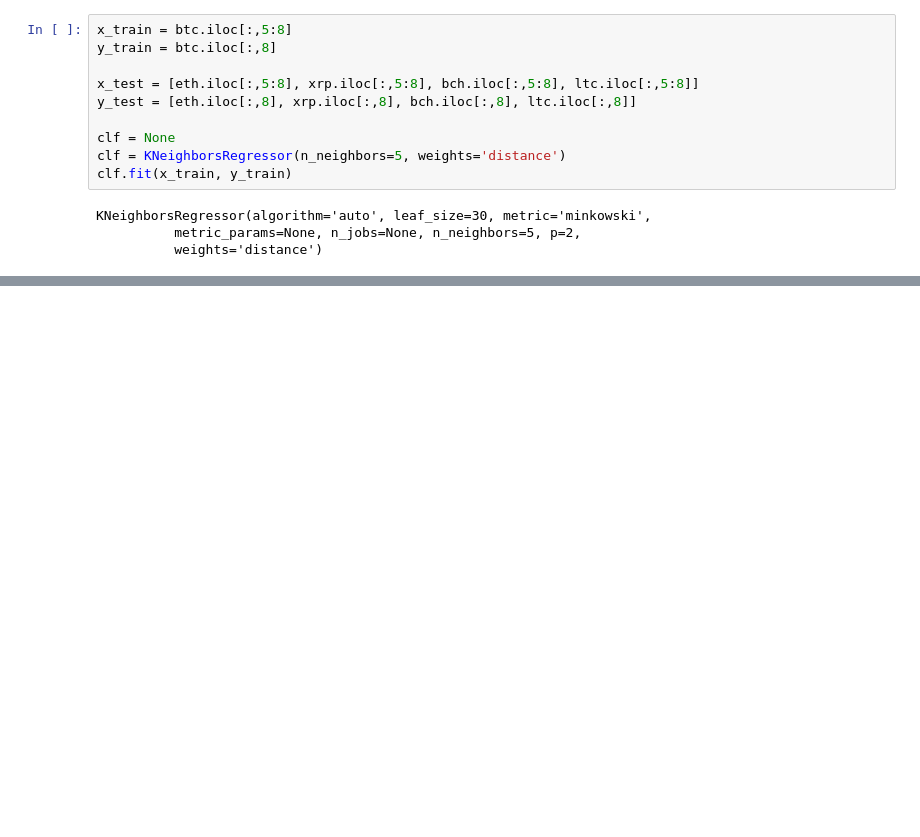
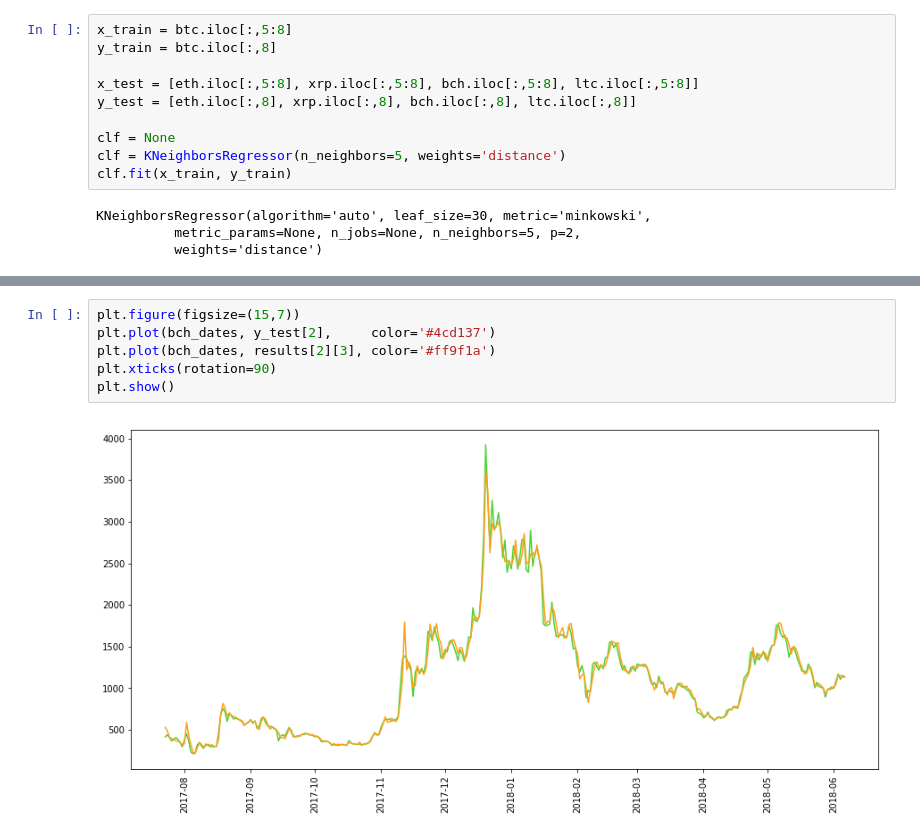
Before and after one commit to ahayasic/T2-DataMining, a Jupyter notebook: T2-T10.ipynb, the cells around one changed output, grey strips where cells are left out. Cells and saved outputs as stored; diff of their text form; blank space fills up the shorter version.

```diff
--- a/T2-T10.ipynb
+++ b/T2-T10.ipynb
@@ -312,0 +487,8 @@ Name: close, Length: 1035, dtype: float64
+# %%
+plt.figure(figsize=(15,7))
+plt.plot(bch_dates, y_test[2],     color='#4cd137')
+plt.plot(bch_dates, results[2][3], color='#ff9f1a')
+plt.xticks(rotation=90)
+plt.show()
+# %% [output]
+[figure, added]
```
Also changed, not shown: parts of 80 cells of this notebook.
